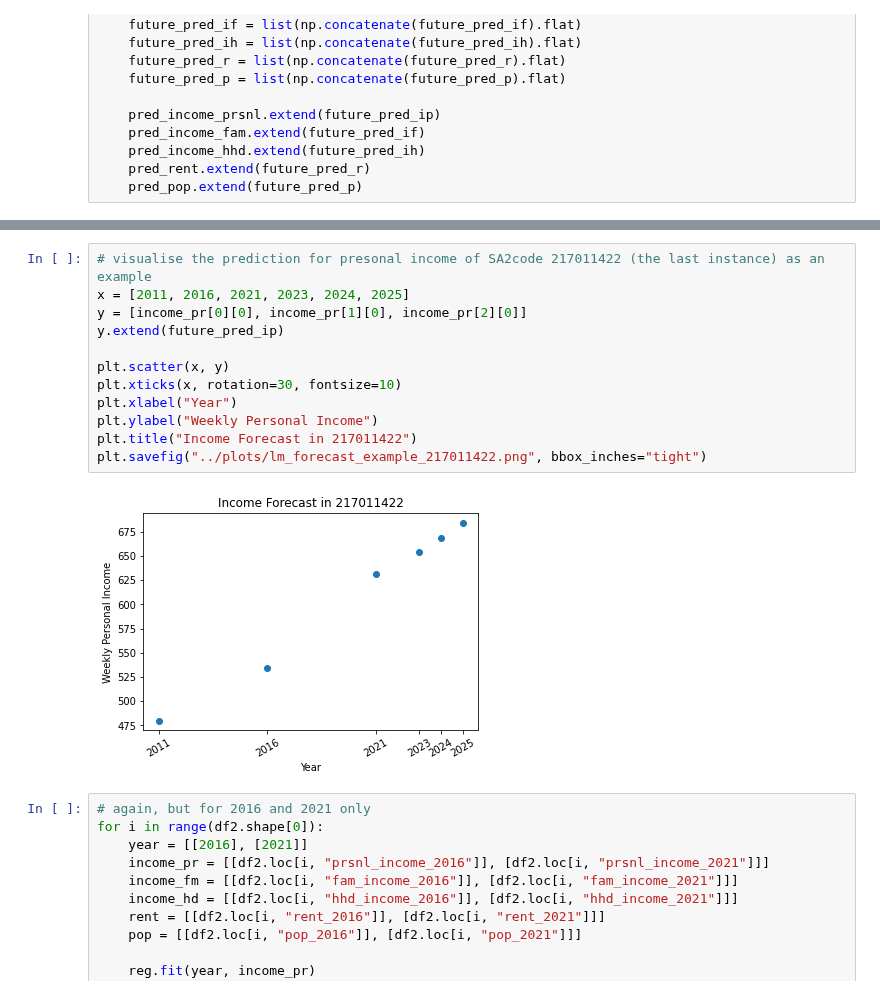
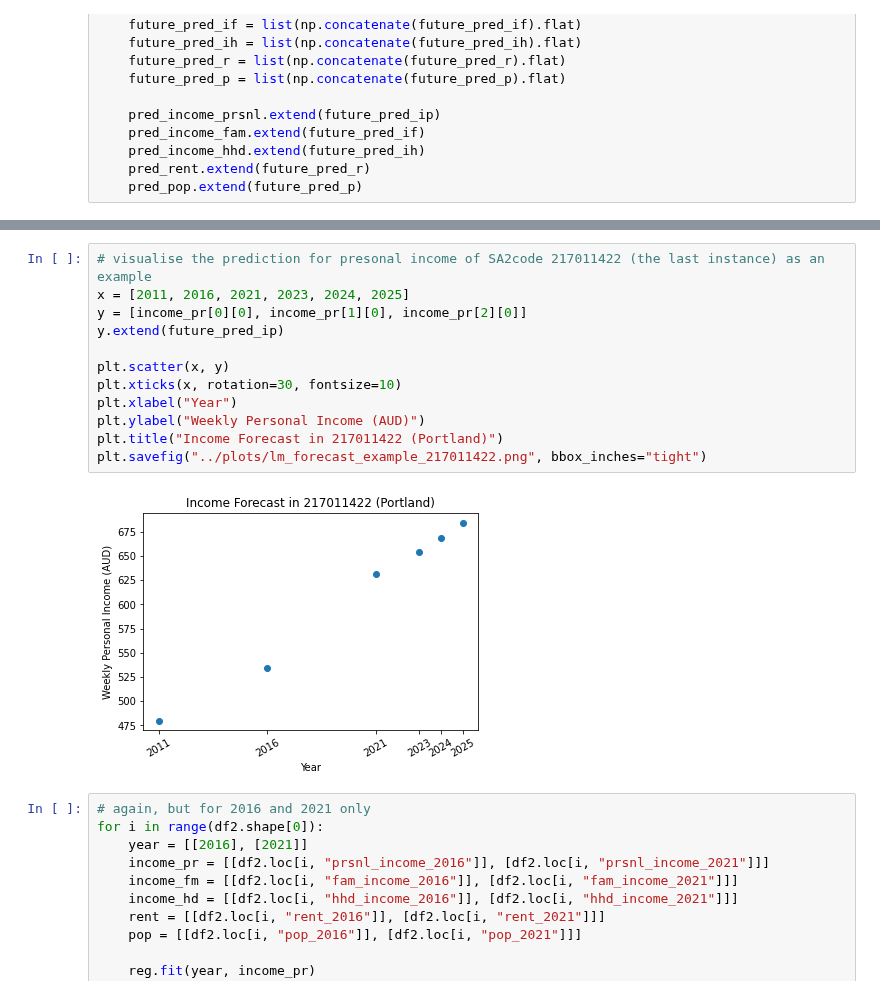
Before and after one commit to MAST30034-Applied-Data-Science/generic-real-estate-consulting-project-group-30, a Jupyter notebook: notebooks/Basic Modelling.ipynb, the cells around one changed output, grey strips where cells are left out. Drawn from its saved outputs; the diff is of its cells as text.

Commit message:
renamed title and ylabel

```diff
--- a/notebooks/Basic Modelling.ipynb
+++ b/notebooks/Basic Modelling.ipynb
@@ -288,17 +288,17 @@ df1.tail(1)
 # %%
 # visualise the prediction for presonal income of SA2code 217011422 (the last instance) as an example
 x = [2011, 2016, 2021, 2023, 2024, 2025]
 y = [income_pr[0][0], income_pr[1][0], income_pr[2][0]]
 y.extend(future_pred_ip)
 
 plt.scatter(x, y)
 plt.xticks(x, rotation=30, fontsize=10)
 plt.xlabel("Year")
-plt.ylabel("Weekly Personal Income")
-plt.title("Income Forecast in 217011422")
+plt.ylabel("Weekly Personal Income (AUD)")
+plt.title("Income Forecast in 217011422 (Portland)")
 plt.savefig("../plots/lm_forecast_example_217011422.png", bbox_inches="tight")
 # %% [output]
-[figure, old version]
+[figure, new version]
 # %%
 # again, but for 2016 and 2021 only
 for i in range(df2.shape[0]):
```
Also changed, not shown: 1 other file.
